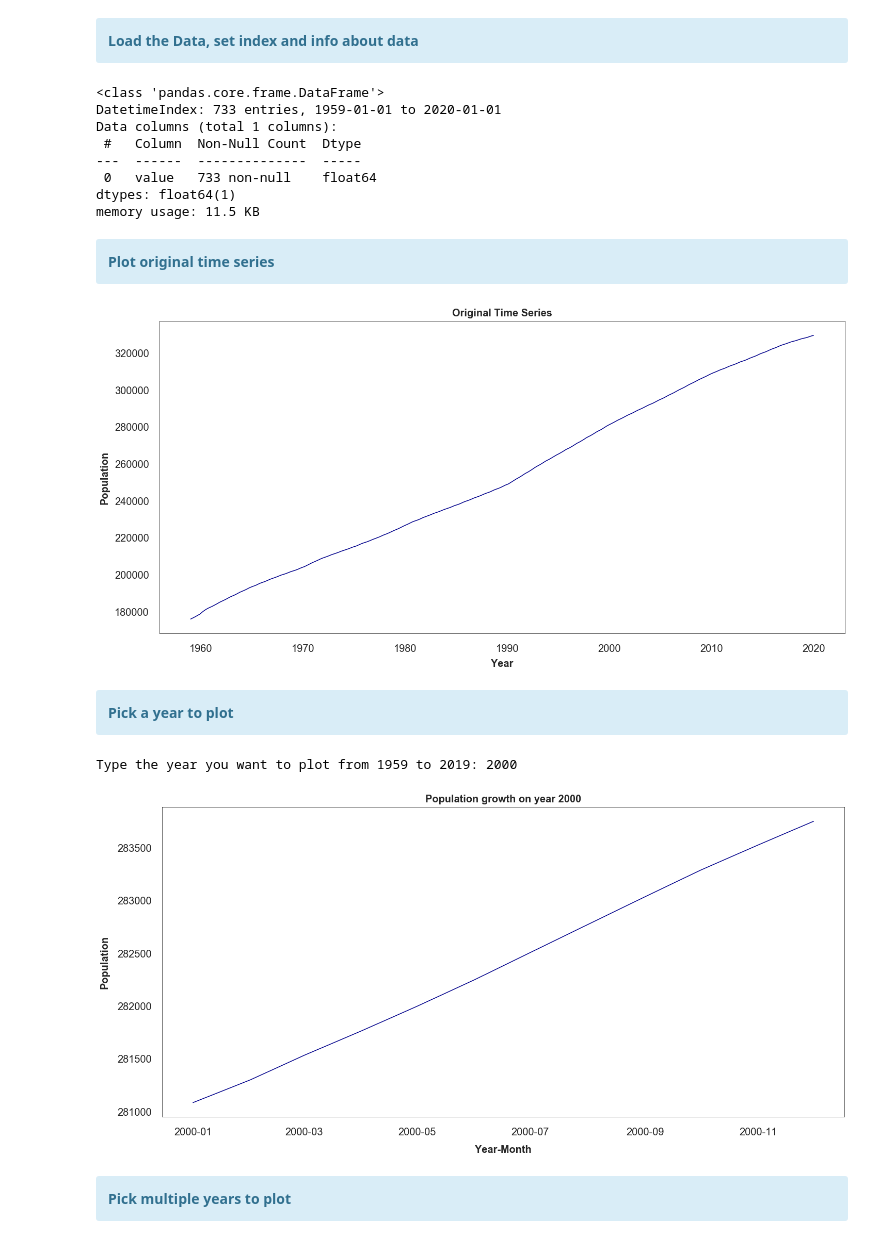
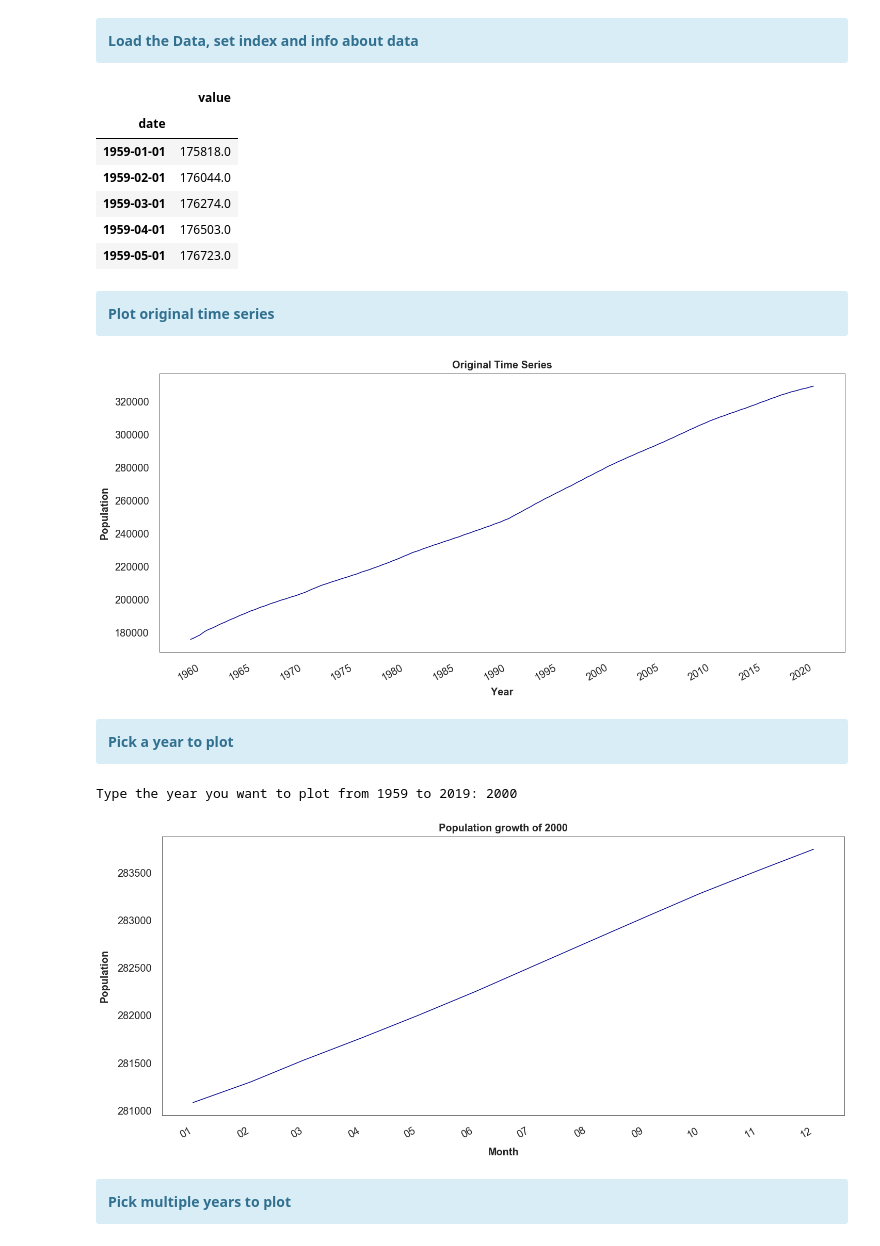
Before and after one commit to Pedro-Ivo/Population_Time_Series, a Jupyter notebook: United States population growth.ipynb, the cells around one changed output. Saved outputs shown, nothing was run; the diff lists cells and outputs as text; code cells hidden in the pictures.

```diff
--- a/United States population growth.ipynb
+++ b/United States population growth.ipynb
@@ -40,19 +42,19 @@ sns.set_style('white')
 # %%
 df = pd.read_csv('POPTHM.csv')
 df.rename(columns = {'POPTHM': 'value', 'DATE': 'date'}, inplace = True)
-df['date'] = pd.to_datetime(df['date'])
+df['date'] = pd.to_datetime(df['date'], format = '%Y-%m-%d')
+#df['date'] = df['date'].dt.strftime('%d/%m/%Y')
 df.set_index('date', inplace = True)
 df.sort_index(inplace = True)
-df.info()
+df.head()
 # %% [output]
-<class 'pandas.core.frame.DataFrame'>
-DatetimeIndex: 733 entries, 1959-01-01 to 2020-01-01
-Data columns (total 1 columns):
- #   Column  Non-Null Count  Dtype
----  ------  --------------  -----
- 0   value   733 non-null    float64
-dtypes: float64(1)
-memory usage: 11.5 KB
+|  | value |
+| date |  |
+| 1959-01-01 | 175818.0 |
+| 1959-02-01 | 176044.0 |
+| 1959-03-01 | 176274.0 |
+| 1959-04-01 | 176503.0 |
+| 1959-05-01 | 176723.0 |
 # %% [markdown]
 <div class="alert alert-block alert-info">
 <b>Plot original time series</b>
@@ -60,18 +62,22 @@ memory usage: 11.5 KB
 # %%
 plt.figure(figsize = (20,10))
 plt.rc('font', weight = 'normal')
 plt.title('Original Time Series', weight = 'bold', fontsize = 20, pad = 10)
 plt.xlabel('Year', weight = 'bold', fontsize = 20, labelpad = 10)
 plt.ylabel('Population', weight = 'bold', fontsize = 20,  labelpad = 10)
 plt.xticks(fontsize = 20)
 plt.yticks(fontsize = 20)
 plt.tick_params(axis = 'both', pad = 10, size = 10)
 plt.tight_layout()
 plt.rc('font', size = 10)
 plt.plot(df.index, df['value'], color = 'darkblue')
+plt.gcf().autofmt_xdate()
+date_format = mdates.DateFormatter('%Y')
+plt.gca().xaxis.set_major_locator(mdates.YearLocator(5))
+plt.gca().xaxis.set_major_formatter(date_format)
 plt.show()
 # %% [output]
-[figure, old version]
+[figure, new version]
 # %% [markdown]
 <div class="alert alert-block alert-info">
 <b>Pick a year to plot</b>
@@ -81,8 +87,8 @@ year = int(input('Type the year you want to plot from 1959 to 2019: '))
 if year > 1958 and year < 2020:
     plt.figure(figsize = (20,10))
     plt.rc('font', weight = 'normal')
-    plt.title('Population growth on year %.0f' % year, weight = 'bold', fontsize = 20, pad = 10)
-    plt.xlabel('Year-Month', weight = 'bold', fontsize = 20, labelpad = 15)
+    plt.title('Population growth of %.0f' % year, weight = 'bold', fontsize = 20, pad = 10)
+    plt.xlabel('Month', weight = 'bold', fontsize = 20, labelpad = 15)
     plt.ylabel('Population', weight = 'bold', fontsize = 20,  labelpad = 15)
     plt.xticks(fontsize = 20)
     plt.yticks(fontsize = 20)
@@ -91,12 +97,16 @@ if year > 1958 and year < 2020:
     plt.rc('font', size = 10)
     dfyear1 = df[df.index.year == year]
     plt.plot(dfyear1, color = 'darkblue')
+    plt.gcf().autofmt_xdate()
+    date_format = mdates.DateFormatter('%m')
+    plt.gca().xaxis.set_major_locator(mdates.MonthLocator(interval = 1))
+    plt.gca().xaxis.set_major_formatter(date_format)
     plt.show()
 else:
     print('Run again and type a valid year')
 # %% [output]
 Type the year you want to plot from 1959 to 2019: 2000
-[figure, old version]
+[figure, new version]
 # %% [markdown]
 <div class="alert alert-block alert-info">
 <b>Pick multiple years to plot</b>
```
Also changed, not shown: parts of 7 cells of this notebook.
